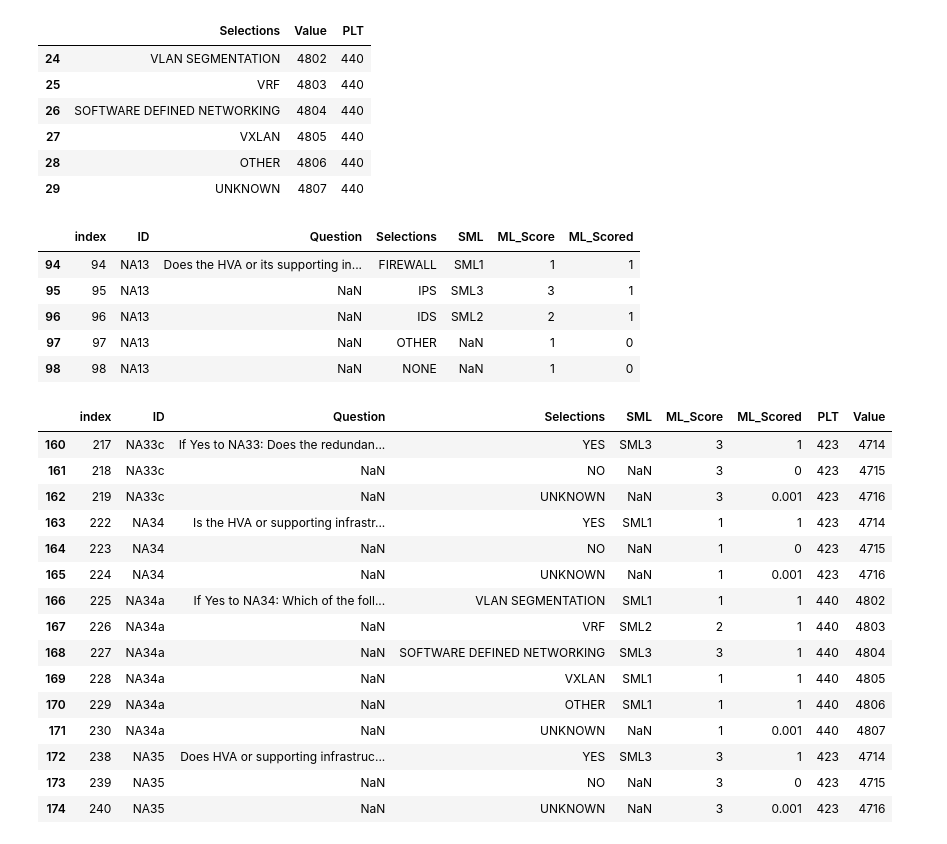
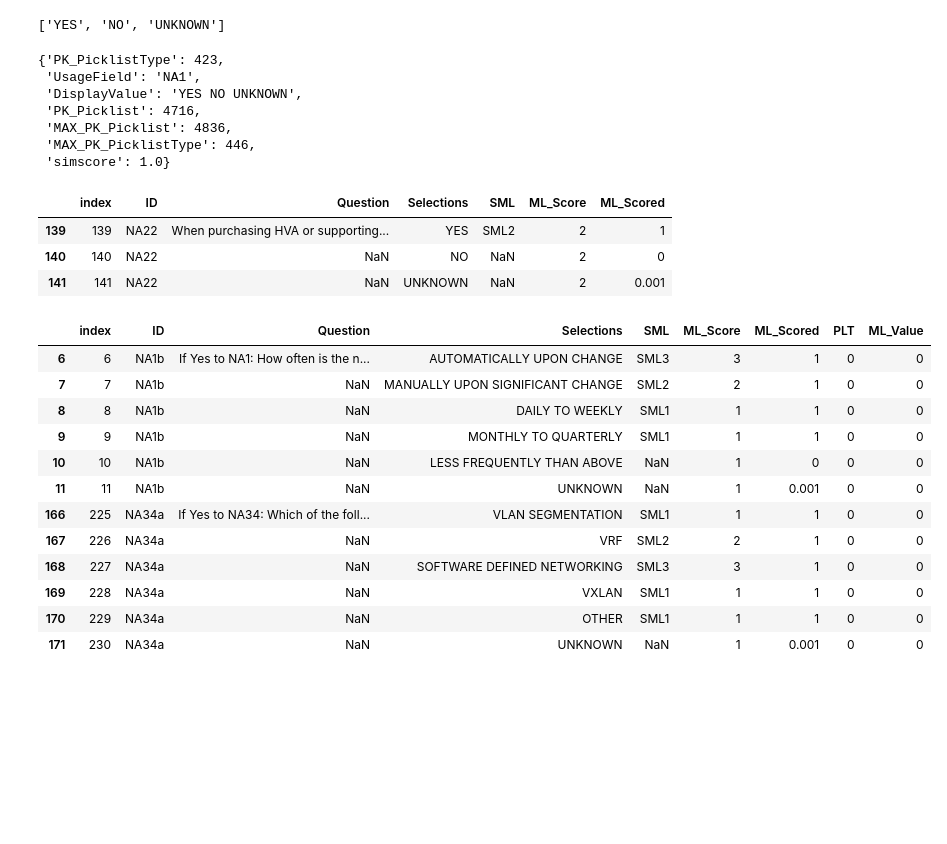
Before and after one commit to tmnkopp/PythonAutomation, a Jupyter notebook: CodeGenerators/codegen.ipynb, the cells around one changed output. Cells and saved outputs as stored; diff of their text form; code cells hidden in the pictures; blank space fills up the shorter version.

```diff
--- a/CodeGenerators/codegen.ipynb
+++ b/CodeGenerators/codegen.ipynb
@@ -38,62 +28,65 @@ def SQL_INSERT_FROM_DF(SOURCE, TARGET='@T'):
 # %%
 pl=sql_todf("""
-SELECT UPPER(LTRIM(RTRIM(DisplayValue))) [Selections], PK_PickList [Value], PK_PickListType [PLT]
+SELECT UPPER(LTRIM(RTRIM(DisplayValue))) [Selections], PK_PickList [ML_Value], PK_PickListType [PLT]
 FROM vwPickLists
-WHERE PK_PickListType > 320
+WHERE PK_PickListType > 410
 ORDER BY PK_PickListType DESC
 """, connstr)
-pl.loc[pl['PLT']==440]
+s=list(pl.loc[pl['PLT']==423]['Selections'])
+print(s)
+pr = picklist_recommender(ctx.config['connstr'], reset_cache=True, picklist_where=' PK_PickListType > 410 ')
+pr.recommend(s, threshhold=(.825, .5))
+
 #pl['PK_PickListType'].astype('int32')
 #l=SQL_INSERT_FROM_DF(pl)
 # %% [output]
-|  | Selections | Value | PLT |
-| 24 | VLAN SEGMENTATION | 4802 | 440 |
-| 25 | VRF | 4803 | 440 |
-| 26 | SOFTWARE DEFINED NETWORKING | 4804 | 440 |
-| 27 | VXLAN | 4805 | 440 |
-| 28 | OTHER | 4806 | 440 |
-| 29 | UNKNOWN | 4807 | 440 |
+['YES', 'NO', 'UNKNOWN']
+{'PK_PicklistType': 423,
+ 'UsageField': 'NA1',
+ 'DisplayValue': 'YES NO UNKNOWN',
+ 'PK_Picklist': 4716,
+ 'MAX_PK_Picklist': 4836,
+ 'MAX_PK_PicklistType': 446,
+ 'simscore': 1.0}
+# %%
+filepath = r'C:\Users\timko\Downloads\Questionnaire\HVA Network Architecture Questionnaire v0.1.xlsx'
 # %%
 converts={'Selections':lambda x: re.sub('\d{,2}\.','',x).upper().strip()}
-df=pd.read_excel(r'C:\Users\Tim\Documents\1802\Questionnaire\HVA Network Architecture Questionnaire v0.1.xlsx', converters=converts,  sheet_name='Questionnaire', header=7, usecols='A,B,D,E,F,G').reset_index()
+df=pd.read_excel(filepath, converters=converts,  sheet_name='Questionnaire', header=7, usecols='A,B,D,E,F,G').reset_index()
 df = df.rename(columns={'ML Score': 'ML_Score','ML Scored': 'ML_Scored' })
 df["ID"].fillna(method='ffill', inplace=True)
 df = df.loc[ df["ID"].str.contains('NA') ]
 df.dropna(subset=['ML_Scored'], inplace=True)
 df['ML_Score'] = df['ML_Score'].apply(lambda s: re.sub('[^0-9]','',str(s)))
 
-df[50:55]
+df.loc[df['ID']=='NA22']
 # %% [output]
 |  | index | ID | Question | Selections | SML | ML_Score | ML_Scored |
-| 94 | 94 | NA13 | Does the HVA or its supporting in... | FIREWALL | SML1 | 1 | 1 |
-| 95 | 95 | NA13 | NaN | IPS | SML3 | 3 | 1 |
-| 96 | 96 | NA13 | NaN | IDS | SML2 | 2 | 1 |
-| 97 | 97 | NA13 | NaN | OTHER | NaN | 1 | 0 |
-| 98 | 98 | NA13 | NaN | NONE | NaN | 1 | 0 |
+| 139 | 139 | NA22 | When purchasing HVA or supporting... | YES | SML2 | 2 | 1 |
+| 140 | 140 | NA22 | NaN | NO | NaN | 2 | 0 |
+| 141 | 141 | NA22 | NaN | UNKNOWN | NaN | 2 | 0.001 |
 # %%
 
 dfp=df.groupby(['ID'], as_index=False).agg({'Selections':list})
-pr = picklist_recommender(ctx.config['connstr'], reset_cache=False, picklist_order='DESC')
+pr = picklist_recommender(ctx.config['connstr'], reset_cache=False, picklist_where=' PK_PickListType > 410 ')
 dfp['PLT']=dfp['Selections'].apply(lambda s: pr.recommend(str(s))['PK_PicklistType'])
 pr.to_cache()
+
 dff=pd.merge(df,dfp.loc[:,['ID','PLT']], how='left', left_on='ID', right_on='ID')
 dff=pd.merge(dff,pl, how='left', left_on=['Selections','PLT'], right_on=['Selections','PLT'])
-dff.Value=dff.Value.fillna(0).astype('int32')
-dff[160:180]
+dff.ML_Value=dff.ML_Value.fillna(0).astype('int32').astype('str')
+dff.loc[dff['PLT']==0]
 # %% [output]
-|  | index | ID | Question | Selections | SML | ML_Score | ML_Scored | PLT | Value |
-| 160 | 217 | NA33c | If Yes to NA33: Does the redundan... | YES | SML3 | 3 | 1 | 423 | 4714 |
-| 161 | 218 | NA33c | NaN | NO | NaN | 3 | 0 | 423 | 4715 |
-| 162 | 219 | NA33c | NaN | UNKNOWN | NaN | 3 | 0.001 | 423 | 4716 |
-| 163 | 222 | NA34 | Is the HVA or supporting infrastr... | YES | SML1 | 1 | 1 | 423 | 4714 |
-| 164 | 223 | NA34 | NaN | NO | NaN | 1 | 0 | 423 | 4715 |
-| 165 | 224 | NA34 | NaN | UNKNOWN | NaN | 1 | 0.001 | 423 | 4716 |
-| 166 | 225 | NA34a | If Yes to NA34: Which of the foll... | VLAN SEGMENTATION | SML1 | 1 | 1 | 440 | 4802 |
-| 167 | 226 | NA34a | NaN | VRF | SML2 | 2 | 1 | 440 | 4803 |
-| 168 | 227 | NA34a | NaN | SOFTWARE DEFINED NETWORKING | SML3 | 3 | 1 | 440 | 4804 |
-| 169 | 228 | NA34a | NaN | VXLAN | SML1 | 1 | 1 | 440 | 4805 |
-| 170 | 229 | NA34a | NaN | OTHER | SML1 | 1 | 1 | 440 | 4806 |
-| 171 | 230 | NA34a | NaN | UNKNOWN | NaN | 1 | 0.001 | 440 | 4807 |
-| 172 | 238 | NA35 | Does HVA or supporting infrastruc... | YES | SML3 | 3 | 1 | 423 | 4714 |
-| 173 | 239 | NA35 | NaN | NO | NaN | 3 | 0 | 423 | 4715 |
-| 174 | 240 | NA35 | NaN | UNKNOWN | NaN | 3 | 0.001 | 423 | 4716 |
+|  | index | ID | Question | Selections | SML | ML_Score | ML_Scored | PLT | ML_Value |
+| 6 | 6 | NA1b | If Yes to NA1: How often is the n... | AUTOMATICALLY UPON CHANGE | SML3 | 3 | 1 | 0 | 0 |
+| 7 | 7 | NA1b | NaN | MANUALLY UPON SIGNIFICANT CHANGE | SML2 | 2 | 1 | 0 | 0 |
+| 8 | 8 | NA1b | NaN | DAILY TO WEEKLY | SML1 | 1 | 1 | 0 | 0 |
+| 9 | 9 | NA1b | NaN | MONTHLY TO QUARTERLY | SML1 | 1 | 1 | 0 | 0 |
+| 10 | 10 | NA1b | NaN | LESS FREQUENTLY THAN ABOVE | NaN | 1 | 0 | 0 | 0 |
+| 11 | 11 | NA1b | NaN | UNKNOWN | NaN | 1 | 0.001 | 0 | 0 |
+| 166 | 225 | NA34a | If Yes to NA34: Which of the foll... | VLAN SEGMENTATION | SML1 | 1 | 1 | 0 | 0 |
+| 167 | 226 | NA34a | NaN | VRF | SML2 | 2 | 1 | 0 | 0 |
+| 168 | 227 | NA34a | NaN | SOFTWARE DEFINED NETWORKING | SML3 | 3 | 1 | 0 | 0 |
+| 169 | 228 | NA34a | NaN | VXLAN | SML1 | 1 | 1 | 0 | 0 |
+| 170 | 229 | NA34a | NaN | OTHER | SML1 | 1 | 1 | 0 | 0 |
+| 171 | 230 | NA34a | NaN | UNKNOWN | NaN | 1 | 0.001 | 0 | 0 |
```
Also changed, not shown: parts of 6 cells of this notebook, 9 other files.
